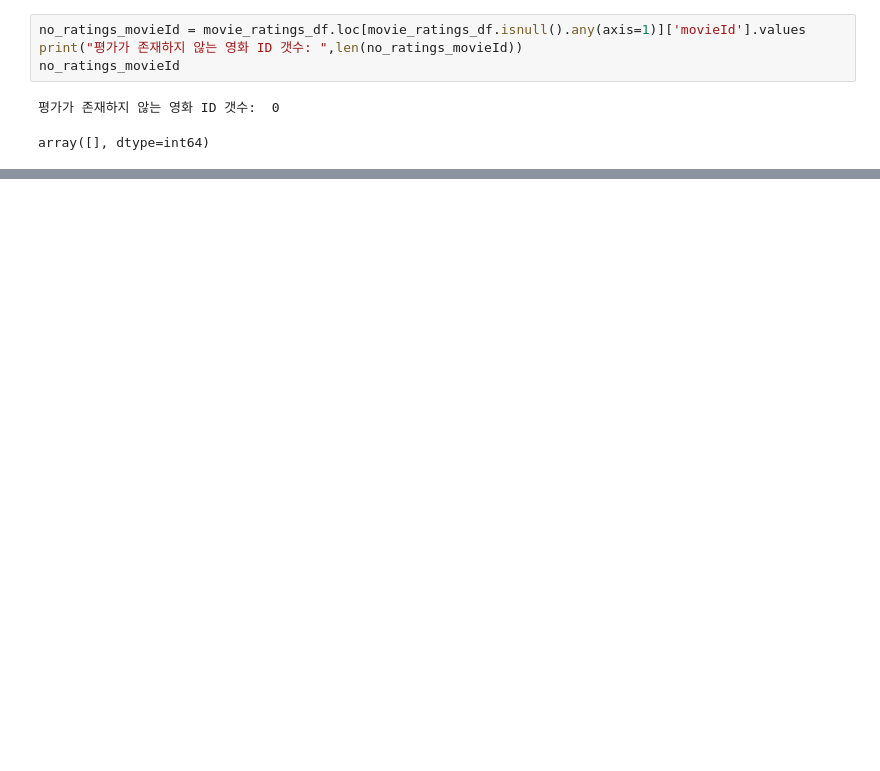
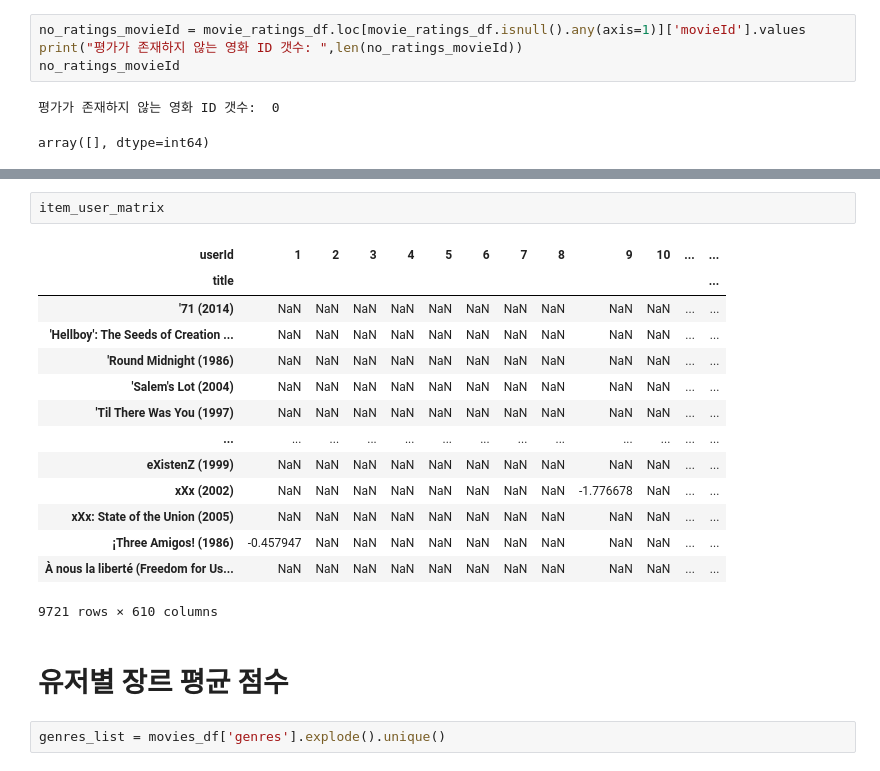
Before and after one commit to basamg912/item_based-recommendation-system, a Jupyter notebook: notebooks/item_based_CF(sim_matrix).ipynb, the cells around one changed output, grey strips where cells are left out. Cells and saved outputs as stored; diff of their text form; blank space fills up the shorter version.

```diff
--- a/notebooks/item_based_CF(sim_matrix).ipynb
+++ b/notebooks/item_based_CF(sim_matrix).ipynb
@@ -176,0 +252,21 @@ Length: 9721, dtype: int64
+# %%
+item_user_matrix
+# %% [output]
+| userId | 1 | 2 | 3 | 4 | 5 | 6 | 7 | 8 | 9 | 10 | ... | ... |
+| title |  |  |  |  |  |  |  |  |  |  |  | ... |
+| '71 (2014) | NaN | NaN | NaN | NaN | NaN | NaN | NaN | NaN | NaN | NaN | ... | ... |
+| 'Hellboy': The Seeds of Creation ... | NaN | NaN | NaN | NaN | NaN | NaN | NaN | NaN | NaN | NaN | ... | ... |
+| 'Round Midnight (1986) | NaN | NaN | NaN | NaN | NaN | NaN | NaN | NaN | NaN | NaN | ... | ... |
+| 'Salem's Lot (2004) | NaN | NaN | NaN | NaN | NaN | NaN | NaN | NaN | NaN | NaN | ... | ... |
+| 'Til There Was You (1997) | NaN | NaN | NaN | NaN | NaN | NaN | NaN | NaN | NaN | NaN | ... | ... |
+| ... | ... | ... | ... | ... | ... | ... | ... | ... | ... | ... | ... | ... |
+| eXistenZ (1999) | NaN | NaN | NaN | NaN | NaN | NaN | NaN | NaN | NaN | NaN | ... | ... |
+| xXx (2002) | NaN | NaN | NaN | NaN | NaN | NaN | NaN | NaN | -1.776678 | NaN | ... | ... |
+| xXx: State of the Union (2005) | NaN | NaN | NaN | NaN | NaN | NaN | NaN | NaN | NaN | NaN | ... | ... |
+| ¡Three Amigos! (1986) | -0.457947 | NaN | NaN | NaN | NaN | NaN | NaN | NaN | NaN | NaN | ... | ... |
+| À nous la liberté (Freedom for Us... | NaN | NaN | NaN | NaN | NaN | NaN | NaN | NaN | NaN | NaN | ... | ... |
+9721 rows × 610 columns
+# %% [markdown]
+# 유저별 장르 평균 점수
+# %%
+genres_list = movies_df['genres'].explode().unique()
```
Also changed, not shown: parts of 51 cells of this notebook, 1 other file.
